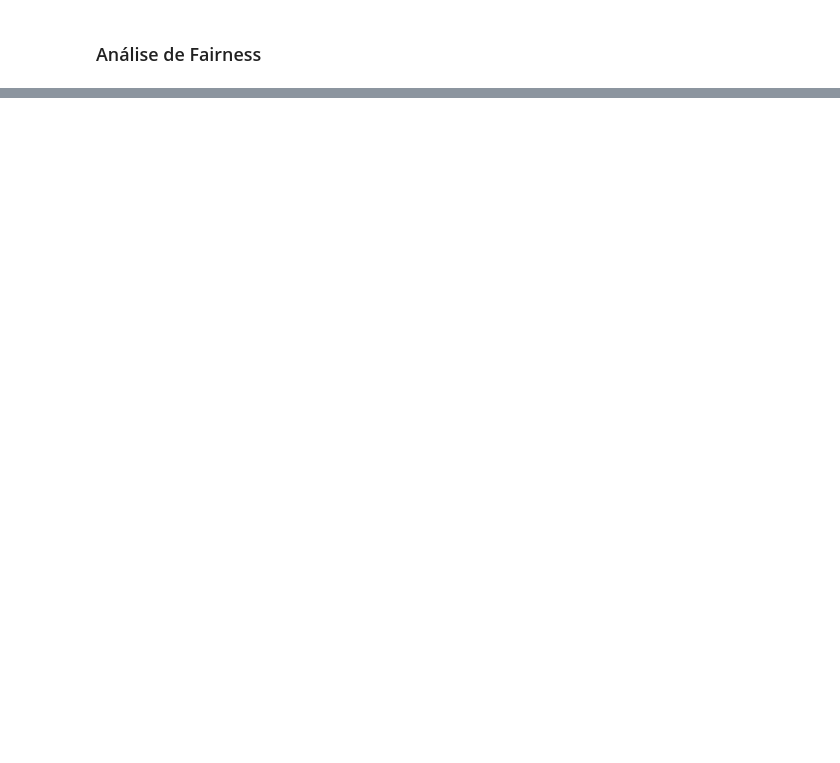
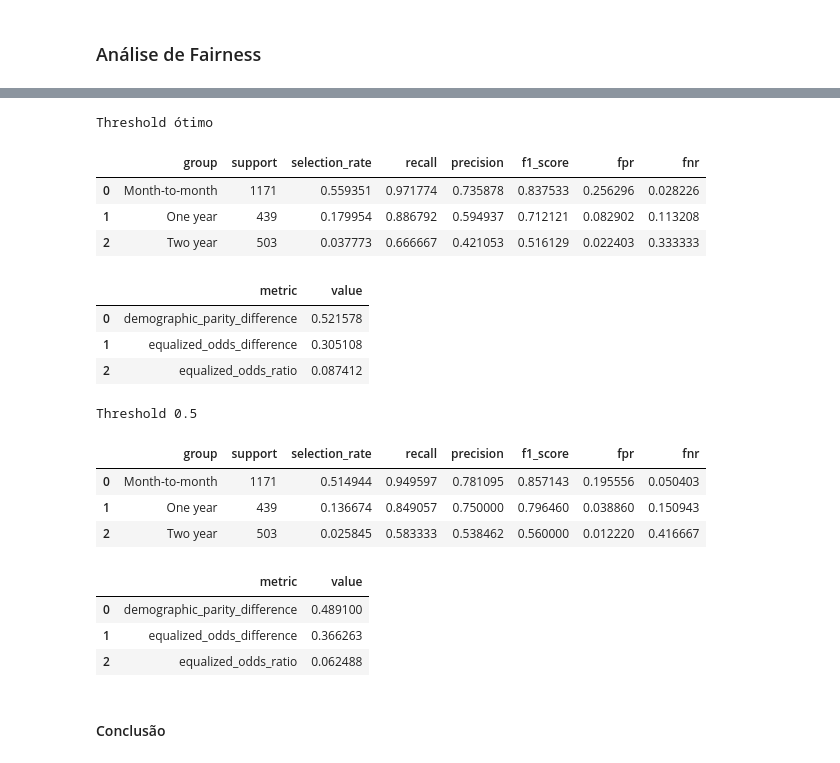
Before and after one commit to devjaynemorais/mle-f1-tech-challenge, a Jupyter notebook: notebooks/03_modelo_mvp.ipynb, the cells around one changed output, grey strips where cells are left out. Saved outputs shown, nothing was run; the diff lists cells and outputs as text; code cells hidden in the pictures; blank space fills up the shorter version.

```diff
--- a/notebooks/03_modelo_mvp.ipynb
+++ b/notebooks/03_modelo_mvp.ipynb
@@ -1073,0 +1099,21 @@ with start_experiment_run(
+# %%
+threshold_fairness_baseline = 0.5
+
+mlp_optuna_holdout_05 = mlp_optuna_holdout.copy()
+mlp_optuna_holdout_05["y_pred"] = (
+    mlp_optuna_holdout_05["proba"].to_numpy(dtype=float) >= threshold_fairness_baseline
+).astype(int)
+mlp_optuna_holdout_05["threshold"] = threshold_fairness_baseline
+
+fairness_features = ["Senior Citizen", "Partner", "Dependents", "Contract"]
+
+fairness_reports_05 = build_fairness_reports_bundle(
+    y_true=mlp_optuna_holdout_05["y_true"],
+    y_pred=mlp_optuna_holdout_05["y_pred"],
+    X_sensitive=X_test[fairness_features],
+    features=fairness_features,
+)
+
+fairness_by_group_05, fairness_summary_05 = consolidate_fairness_reports(
+    fairness_reports_05
+)
@@ -1073,0 +1201,31 @@ with start_experiment_run(
+# %%
+feature_name = "Contract"
+
+print("Threshold ótimo")
+display(fairness_reports[feature_name]["by_group"].round(6))
+display(fairness_reports[feature_name]["fairness_metrics"].round(6))
+
+print("Threshold 0.5")
+display(fairness_reports_05[feature_name]["by_group"].round(6))
+display(fairness_reports_05[feature_name]["fairness_metrics"].round(6))
+# %% [output]
+Threshold ótimo
+|  | group | support | selection_rate | recall | precision | f1_score | fpr | fnr |
+| 0 | Month-to-month | 1171 | 0.559351 | 0.971774 | 0.735878 | 0.837533 | 0.256296 | 0.028226 |
+| 1 | One year | 439 | 0.179954 | 0.886792 | 0.594937 | 0.712121 | 0.082902 | 0.113208 |
+| 2 | Two year | 503 | 0.037773 | 0.666667 | 0.421053 | 0.516129 | 0.022403 | 0.333333 |
+|  | metric | value |
+| 0 | demographic_parity_difference | 0.521578 |
+| 1 | equalized_odds_difference | 0.305108 |
+| 2 | equalized_odds_ratio | 0.087412 |
+Threshold 0.5
+|  | group | support | selection_rate | recall | precision | f1_score | fpr | fnr |
+| 0 | Month-to-month | 1171 | 0.514944 | 0.949597 | 0.781095 | 0.857143 | 0.195556 | 0.050403 |
+| 1 | One year | 439 | 0.136674 | 0.849057 | 0.750000 | 0.796460 | 0.038860 | 0.150943 |
+| 2 | Two year | 503 | 0.025845 | 0.583333 | 0.538462 | 0.560000 | 0.012220 | 0.416667 |
+|  | metric | value |
+| 0 | demographic_parity_difference | 0.489100 |
+| 1 | equalized_odds_difference | 0.366263 |
+| 2 | equalized_odds_ratio | 0.062488 |
+# %% [markdown]
+#### Conclusão
```
Also changed, not shown: parts of 27 cells of this notebook.
